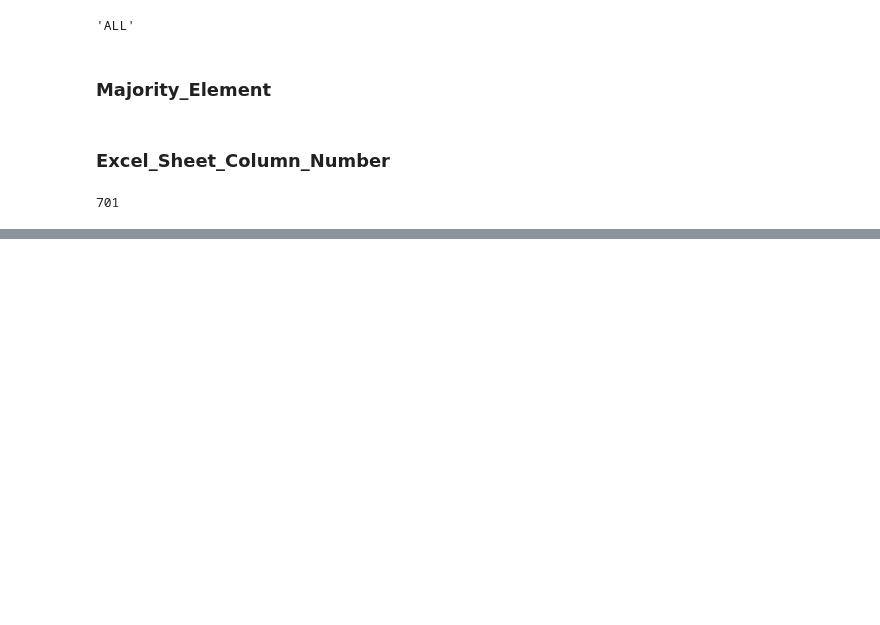
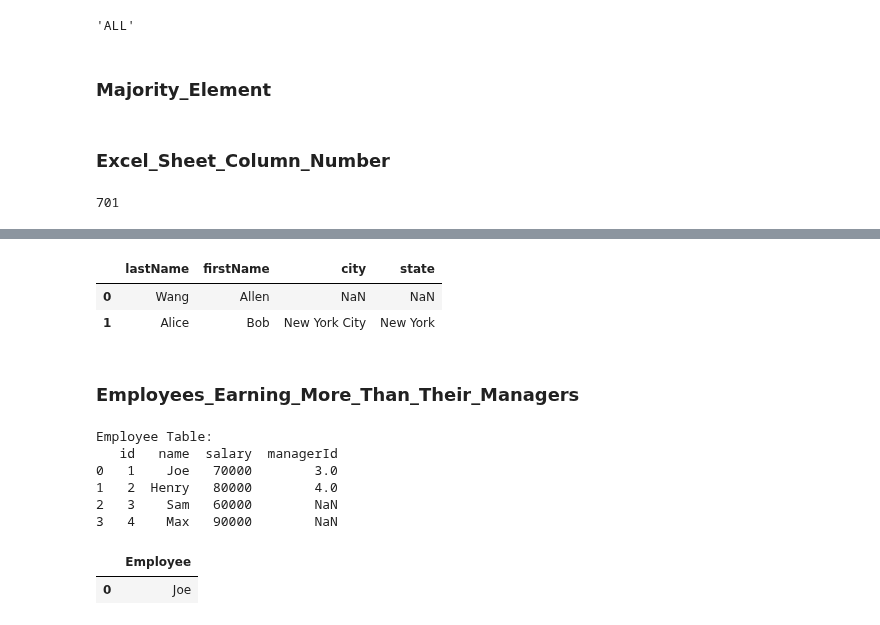
Before and after one commit to MohammadGhanaym/Python-Leetcode, a Jupyter notebook: Python - Leetcode.ipynb, the cells around one changed output, grey strips where cells are left out. Cells and saved outputs as stored; diff of their text form; code cells hidden in the pictures; blank space fills up the shorter version.

Commit message:
Solve: Combine_Two_Tables

```diff
--- a/Python - Leetcode.ipynb
+++ b/Python - Leetcode.ipynb
@@ -1156,0 +1169,26 @@ titleToNumber('ZY')
+# %%
+import pandas as pd
+
+# Person Table
+data_person = {
+    'personId': [1, 2],
+    'lastName': ['Wang', 'Alice'],
+    'firstName': ['Allen', 'Bob']
+}
+person_df = pd.DataFrame(data_person)
+
+# Address Table
+data_address = {
+    'addressId': [1, 2],
+    'personId': [2, 3],
+    'city': ['New York City', 'Leetcode'],
+    'state': ['New York', 'California']
+}
+address_df = pd.DataFrame(data_address)
+
+# Display the DataFrames
+print("Person Table:")
+print(person_df)
+
+print("\nAddress Table:")
+print(address_df)
@@ -1156,0 +1205,37 @@ titleToNumber('ZY')
+# %%
+def combine_two_tables(person: pd.DataFrame, address: pd.DataFrame) -> pd.DataFrame:
+    df = person.merge(right=address, on='personId', how='left')
+    df.drop(['personId', 'addressId'], axis=1, inplace=True)
+    return df
+# %%
+combine_two_tables(person=person_df, address=address_df)
+# %% [output]
+|  | lastName | firstName | city | state |
+| 0 | Wang | Allen | NaN | NaN |
+| 1 | Alice | Bob | New York City | New York |
+# %% [markdown]
+<a id='Employees_Earning_More_Than_Their_Managers'></a>
+### Employees_Earning_More_Than_Their_Managers
+# %%
+import pandas as pd
+import numpy as np  # For handling null values
+
+# Employee Table
+data_employee = {
+    'id': [1, 2, 3, 4],
+    'name': ['Joe', 'Henry', 'Sam', 'Max'],
+    'salary': [70000, 80000, 60000, 90000],
+    'managerId': [3, 4, np.nan, np.nan]  # Use np.nan for null values
+}
+employee_df = pd.DataFrame(data_employee)
+
+# Display the DataFrame
+print("Employee Table:")
+print(employee_df)
+# %% [output]
+Employee Table:
+   id   name  salary  managerId
+0   1    Joe   70000        3.0
+1   2  Henry   80000        4.0
+2   3    Sam   60000        NaN
+3   4    Max   90000        NaN
@@ -1157,3 +1248,8 @@ titleToNumber('ZY')
+# %%
+find_employees(employee_df)
+# %% [output]
+|  | Employee |
+| 0 | Joe |
 # %%
 <a id='Refer_to'></a>
 ### Refer_to
```
Also changed, not shown: parts of 7 cells of this notebook, 1 other file.
